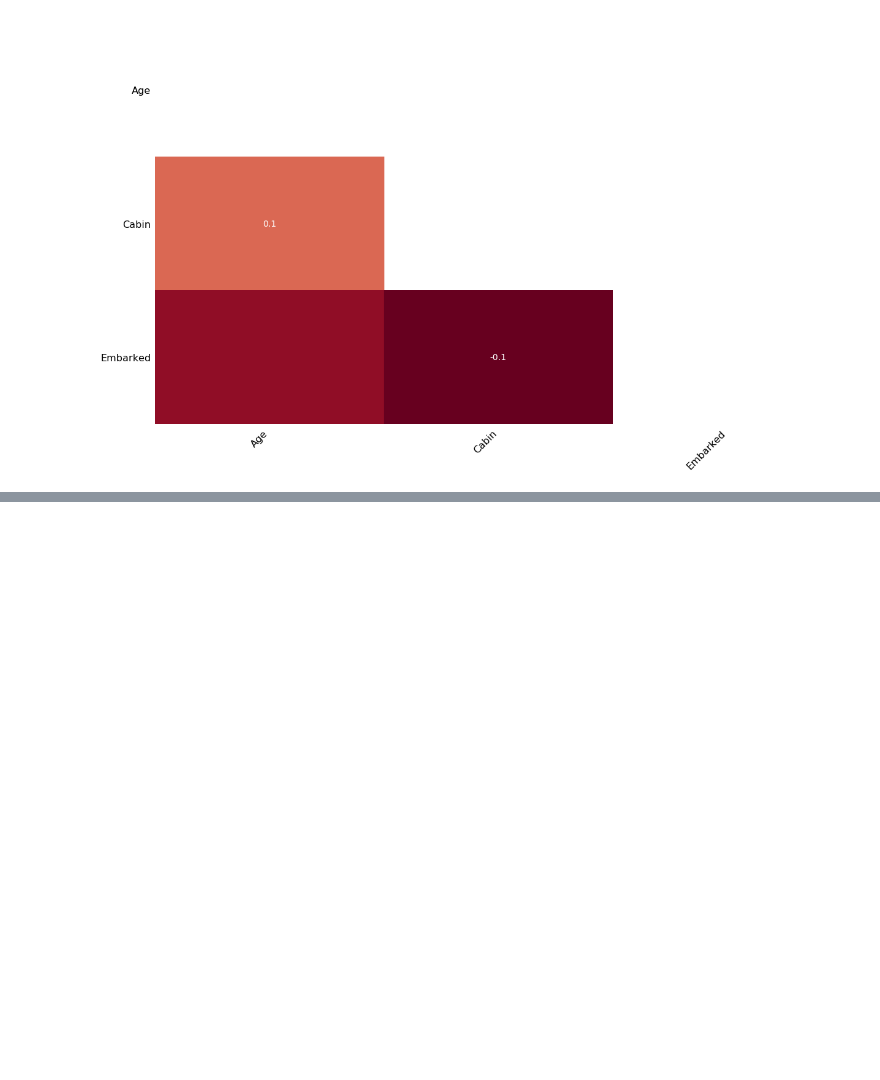
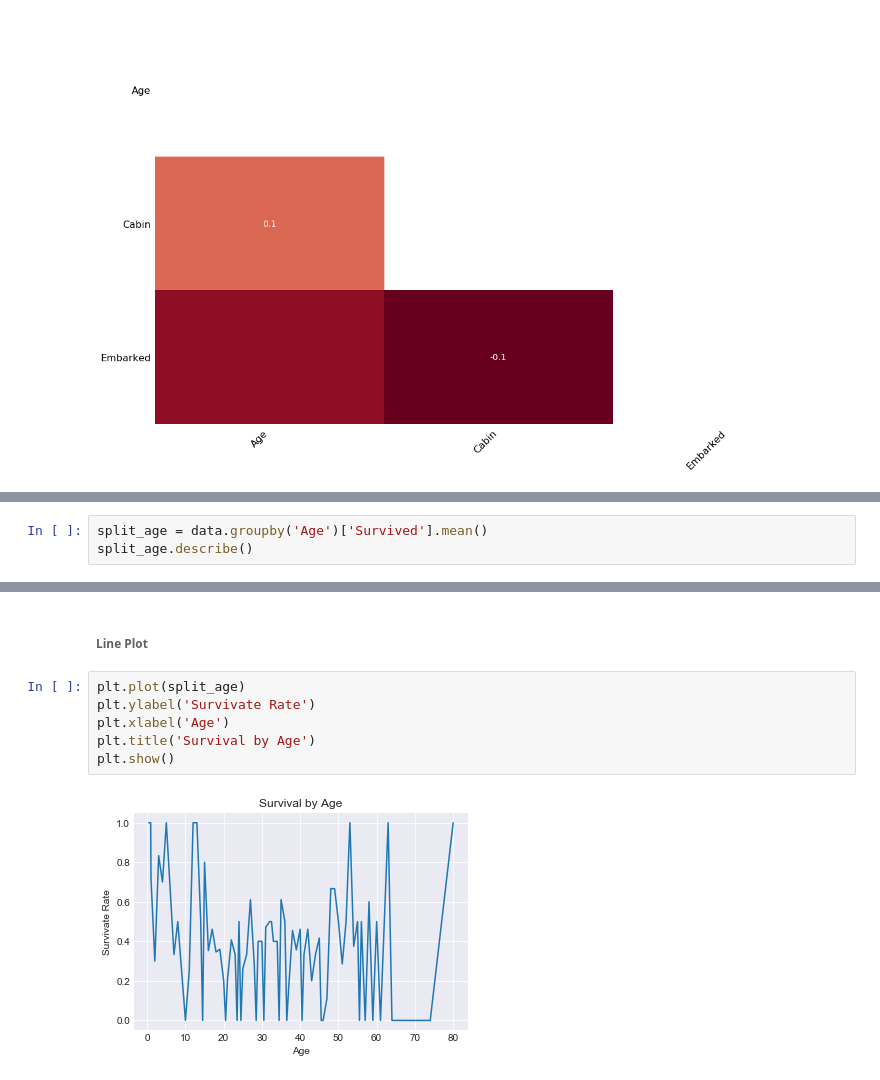
Before and after one commit to jainpulkit2892/Kaggle-Practise, a Jupyter notebook: Titanic Machine Learning/EDA/Exploratory Data Analysis .ipynb, the cells around one changed output, grey strips where cells are left out. Cells and saved outputs as stored; diff of their text form; blank space fills up the shorter version.

```diff
--- a/Titanic Machine Learning/EDA/Exploratory Data Analysis .ipynb
+++ b/Titanic Machine Learning/EDA/Exploratory Data Analysis .ipynb
@@ -71,0 +86,3 @@ mn.heatmap(data)
+# %%
+split_age = data.groupby('Age')['Survived'].mean()
+split_age.describe()
@@ -71,0 +99,10 @@ mn.heatmap(data)
+# %% [markdown]
+###### Line Plot
+# %%
+plt.plot(split_age)
+plt.ylabel('Survivate Rate')
+plt.xlabel('Age')
+plt.title('Survival by Age')
+plt.show()
+# %% [output]
+[figure, added]
```
Also changed, not shown: parts of 6 cells of this notebook.
